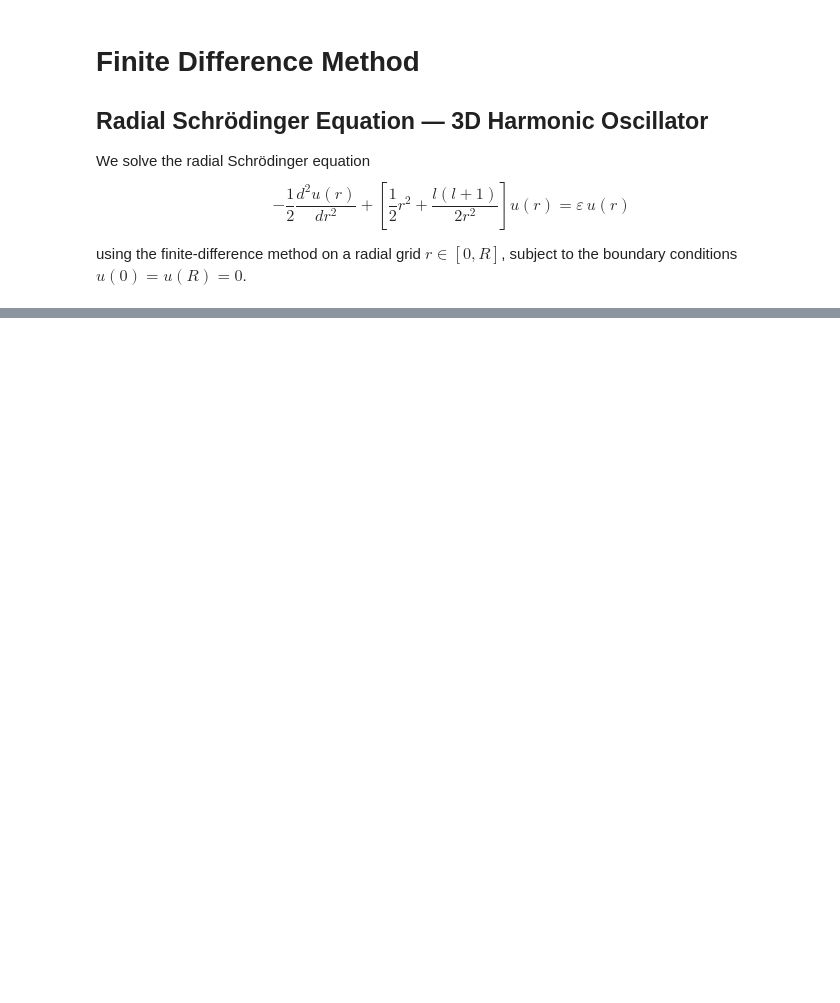
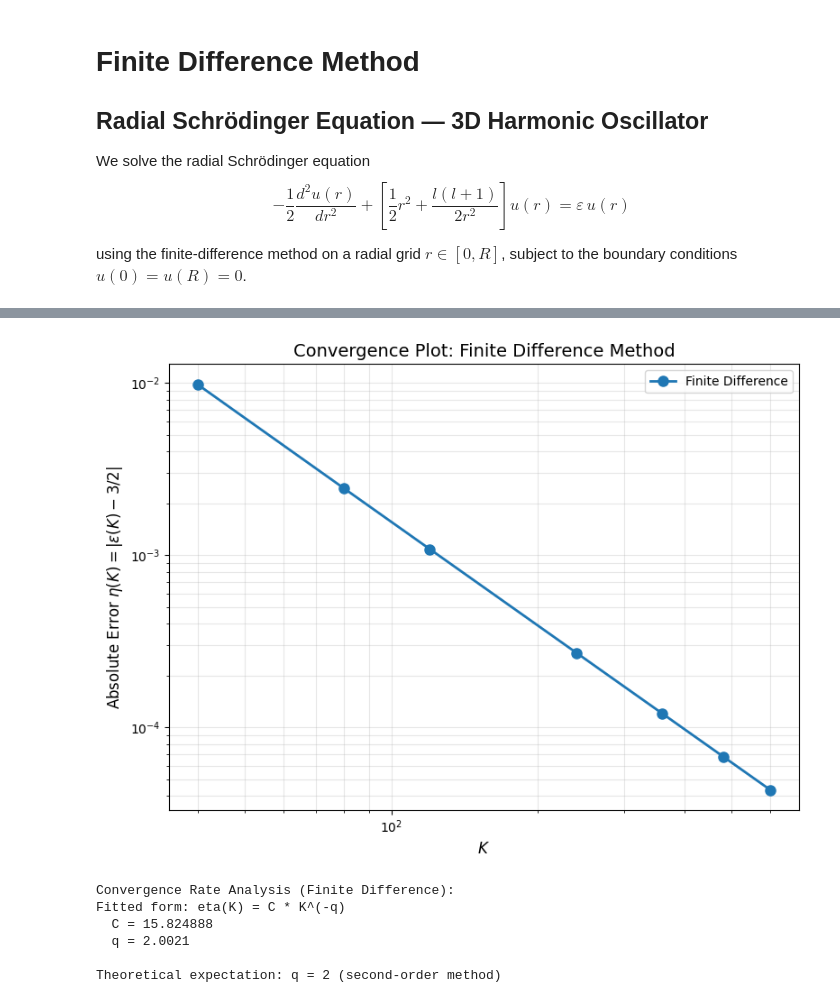
Before and after one commit to nitzanaz/numerov-qm, a Jupyter notebook: 01_finite_difference.ipynb, the cells around one changed output, grey strips where cells are left out. Cells and saved outputs as stored; diff of their text form; code cells hidden in the pictures; blank space fills up the shorter version.

```diff
--- a/01_finite_difference.ipynb
+++ b/01_finite_difference.ipynb
@@ -26,20 +26,3 @@ from radial_tools import (
 )
 
 from fd_solver import solve_finite_difference
-# %%
-R = 10.0
-K = 240
-l = 0
-
-energies, u, r = solve_finite_difference(R, K, l)
-dr = r[1] - r[0]
-
-# normalize all eigenstates
-for n in range(u.shape[1]):
-    u[:, n] = normalize_trapezoidal(u[:, n], dr)
-
-# explicit normalization check
-print("\nNormalization check:")
-for n, E in enumerate(energies):
-    norm = check_normalization(u[:, n], dr)
-    print(f"  n = {n}, ε = {E:.6f}, ∫|u|²dr = {norm:.12f}")
@@ -91,0 +117,36 @@ plt.show()
+# %%
+# Log-log plot of eta(K) versus K
+plt.figure(figsize=(8, 6))
+plt.loglog(K_values, eta_fd, 'o-', markersize=8, linewidth=2, label='Finite Difference')
+
+plt.xlabel(r'$K$', fontsize=12)
+plt.ylabel(r'Absolute Error $\eta(K) = |\epsilon(K) - 3/2|$', fontsize=12)
+plt.title('Convergence Plot: Finite Difference Method', fontsize=14)
+plt.grid(True, which='both', alpha=0.3)
+plt.legend()
+plt.tight_layout()
+plt.show()
+
+# Fit a straight line to log(eta) vs log(K) to find convergence rate
+log_K = np.log(K_values)
+log_eta_fd = np.log(eta_fd)
+
+# Linear fit: log(eta) = slope * log(K) + intercept
+# eta = C * K^(-q) => log(eta) = log(C) - q*log(K)
+coefficients_fd = np.polyfit(log_K, log_eta_fd, 1)
+q_fd = -coefficients_fd[0]  # convergence rate
+C_fd = np.exp(coefficients_fd[1])
+
+print(f"\nConvergence Rate Analysis (Finite Difference):")
+print(f"Fitted form: eta(K) = C * K^(-q)")
+print(f"  C = {C_fd:.6f}")
+print(f"  q = {q_fd:.4f}")
+print(f"\nTheoretical expectation: q = 2 (second-order method)")
+# %% [output]
+[figure, added]
+Convergence Rate Analysis (Finite Difference):
+Fitted form: eta(K) = C * K^(-q)
+  C = 15.824888
+  q = 2.0021
+
+Theoretical expectation: q = 2 (second-order method)
```
Also changed, not shown: parts of 12 cells of this notebook, 2 other files.
